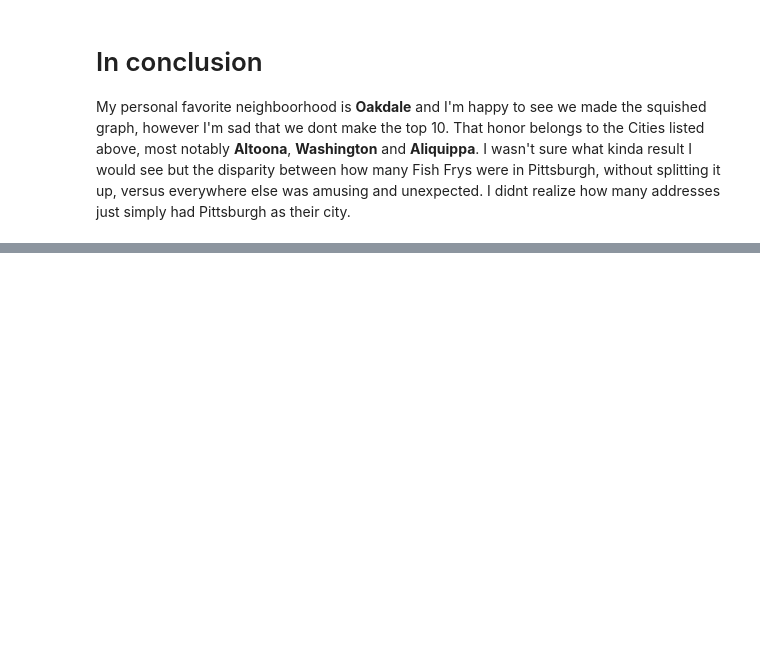
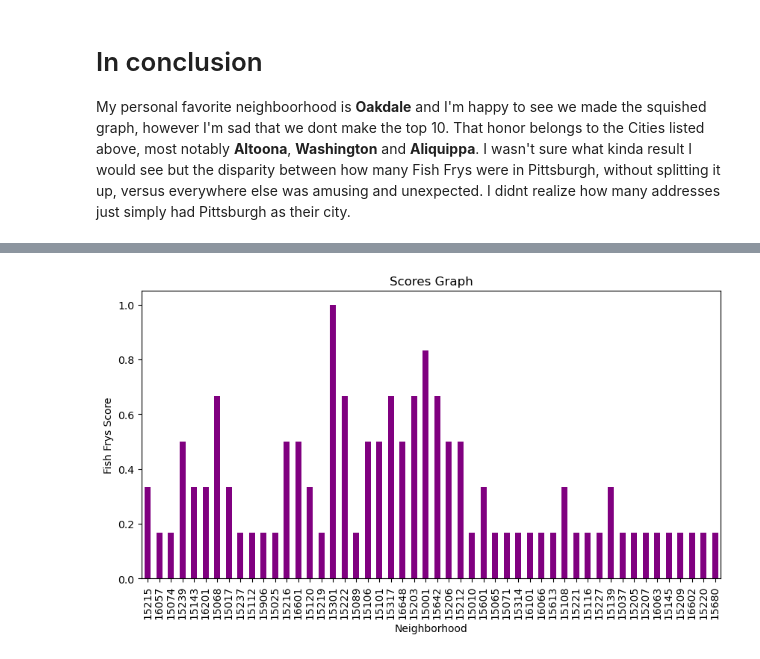
Before and after one commit to RokStronk/Big-Ideas-Final-Project, a Jupyter notebook: Fish-Frys/AaronFishFryStatsAdditions.ipynb, the cells around one changed output, grey strips where cells are left out. Saved outputs shown, nothing was run; the diff lists cells and outputs as text; code cells hidden in the pictures; blank space fills up the shorter version.

Commit message:
completed my sections of the conclusion and complied all data into nice graphs

```diff
--- a/Fish-Frys/AaronFishFryStats.ipynb
+++ b/Fish-Frys/AaronFishFryStatsAdditions.ipynb
@@ -222,3 +223,12 @@ MergedCities.nlargest(10,'Fish_Frys')
 # In conclusion
 
 My personal favorite neighboorhood is **Oakdale** and I'm happy to see we made the squished graph, however I'm sad that we dont make the top 10. That honor belongs to the Cities listed above, most notably **Altoona**, **Washington** and **Aliquippa**. I wasn't sure what kinda result I would see but the disparity between how many Fish Frys were in Pittsburgh, without splitting it up, versus everywhere else was amusing and unexpected. I didnt realize how many addresses just simply had Pittsburgh as their city.
+# %%
+PerZip['Fish_Frys_Score'] = (PerZip['Fish_Frys']-PerZip['Fish_Frys'].min())/(PerZip['Fish_Frys'].max()-PerZip['Fish_Frys'].min())
+MergedCities['Fish_Frys_Score'] = ((MergedCities['Fish_Frys']-MergedCities['Fish_Frys'].min())/(MergedCities['Fish_Frys'].max()-MergedCities['Fish_Frys'].min()))
+#Wacky one if you want negative values:
+#MergedCities['Fish_Frys_Score'] = ((MergedCities['Fish_Frys']-MergedCities['Fish_Frys'].mean())-MergedCities['Fish_Frys'].min())/(MergedCities['Fish_Frys'].max()-MergedCities['Fish_Frys'].min())
+#PerZip.index.name = "Neighborhood"
+#PerZip = PerZip.reset_index()
+PerZip.nsmallest(10,'Fish_Frys')
+#print(MergedCities['Fish_Frys'].mean())
@@ -224,0 +261,4 @@ My personal favorite neighboorhood is **Oakdale** and I'm happy to see we made t
+# %%
+WackyGraph = MergedCities.query('Fish_Frys_Score > 0').plot.bar(x='Neighborhood',y='Fish_Frys_Score', title='Scores Graph',xlabel='Neighborhood',ylabel='Fish Frys Score',figsize=(10,5),legend=False,color='purple')
+# %% [output]
+[figure, added]
```
Also changed, not shown: parts of 4 cells of this notebook, 4 other files.
